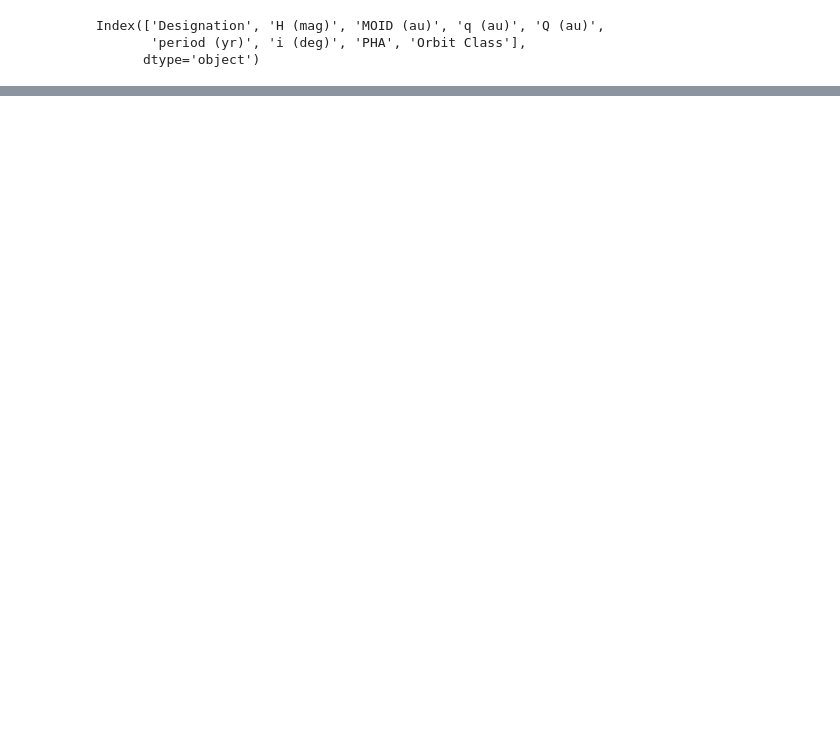
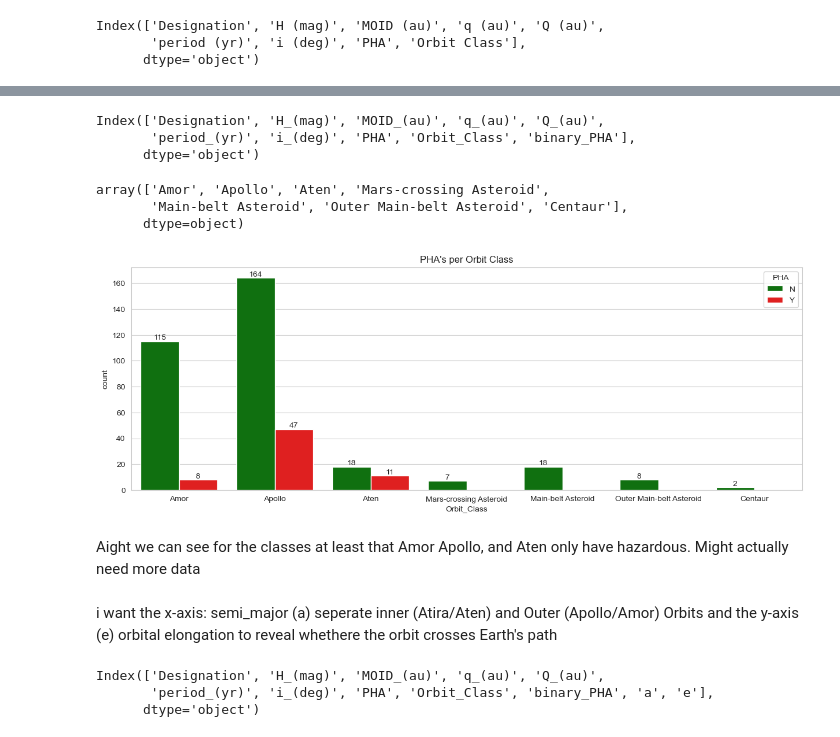
Before and after one commit to INFO523-Fall25-101-201/final-project-the-team, a Jupyter notebook: haz_analysis.ipynb, the cells around one changed output, grey strips where cells are left out. Cells and saved outputs as stored; diff of their text form; code cells hidden in the pictures; blank space fills up the shorter version.

Commit message:
added some explorational visuals and added a couple columns

```diff
--- a/haz_analysis.ipynb
+++ b/haz_analysis.ipynb
@@ -171,3 +194,8 @@ filtered_set.columns
 Index(['Designation', 'H (mag)', 'MOID (au)', 'q (au)', 'Q (au)',
        'period (yr)', 'i (deg)', 'PHA', 'Orbit Class'],
       dtype='object')
+# %%
+# lower column names and remove spaces
+filtered_set.columns = [col.replace(' ', '_') for col in filtered_set.columns]
+# %%
+filtered_set['binary_PHA'] = pd.get_dummies(filtered_set['PHA'], dtype=int)['Y']
@@ -173,0 +219,12 @@ Index(['Designation', 'H (mag)', 'MOID (au)', 'q (au)', 'Q (au)',
+# %%
+filtered_set.columns
+# %% [output]
+Index(['Designation', 'H_(mag)', 'MOID_(au)', 'q_(au)', 'Q_(au)',
+       'period_(yr)', 'i_(deg)', 'PHA', 'Orbit_Class', 'binary_PHA'],
+      dtype='object')
+# %%
+filtered_set['Orbit_Class'].unique()
+# %% [output]
+array(['Amor', 'Apollo', 'Aten', 'Mars-crossing Asteroid',
+       'Main-belt Asteroid', 'Outer Main-belt Asteroid', 'Centaur'],
+      dtype=object)
@@ -173,0 +235,13 @@ Index(['Designation', 'H (mag)', 'MOID (au)', 'q (au)', 'Q (au)',
+# %%
+
+sns.set_style('whitegrid')
+plt.figure(figsize=(15,5))
+ax = sns.countplot(filtered_set, x='Orbit_Class', hue='PHA', palette=['green', 'red'])
+ax.bar_label(ax.containers[0])
+ax.bar_label(ax.containers[1])
+plt.title("PHA's per Orbit Class")
+plt.show()
+# %% [output]
+[figure, added]
+# %% [markdown]
+Aight we can see for the classes at least that Amor Apollo, and Aten only have hazardous. Might actually need more data
@@ -173,0 +250,11 @@ Index(['Designation', 'H (mag)', 'MOID (au)', 'q (au)', 'Q (au)',
+# %% [markdown]
+i want the x-axis: semi_major (a) seperate inner (Atira/Aten) and Outer (Apollo/Amor) Orbits
+and the y-axis (e) orbital elongation to reveal whethere the orbit crosses Earth's path
+# %%
+filtered_set['a'] = (filtered_set['Q_(au)'] + filtered_set['q_(au)'])/2
+filtered_set['e'] = (filtered_set['Q_(au)'] - filtered_set['q_(au)']) / (filtered_set['Q_(au)'] + filtered_set['q_(au)'])
+filtered_set.columns
+# %% [output]
+Index(['Designation', 'H_(mag)', 'MOID_(au)', 'q_(au)', 'Q_(au)',
+       'period_(yr)', 'i_(deg)', 'PHA', 'Orbit_Class', 'binary_PHA', 'a', 'e'],
+      dtype='object')
```
Also changed, not shown: parts of 9 cells of this notebook, 1 other file.
